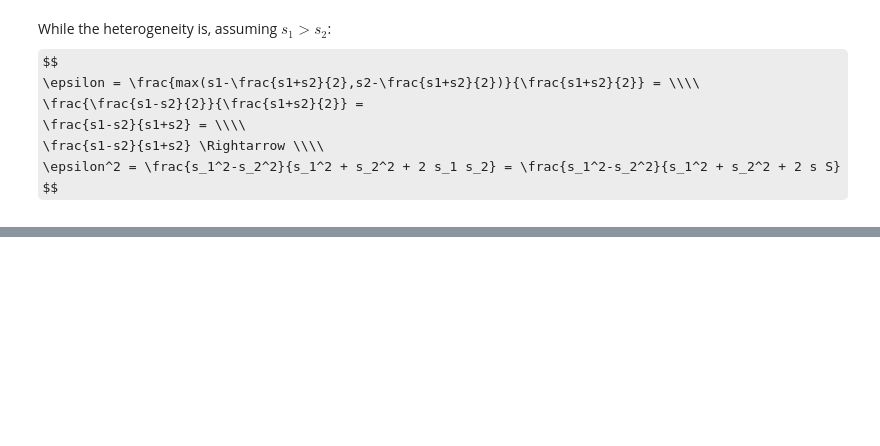
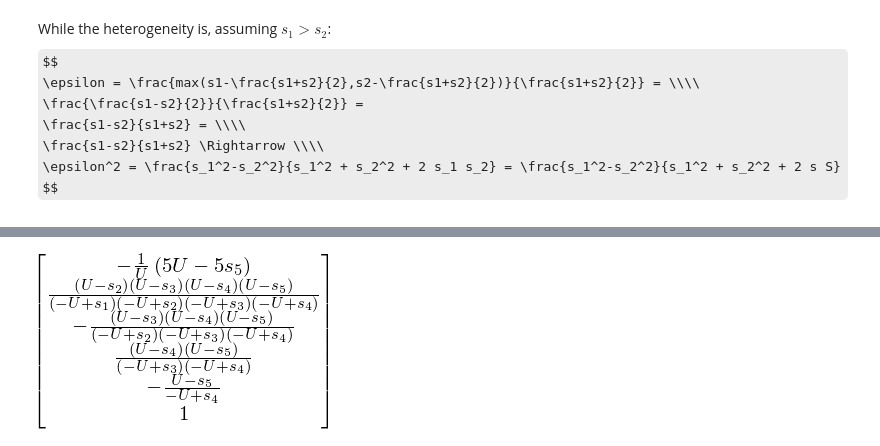
Before and after one commit to yoavram/ipython-notebooks, a Jupyter notebook: MathModels project - s.ipynb, the cells around one changed output, grey strips where cells are left out. Saved outputs shown, nothing was run; the diff lists cells and outputs as text; code cells hidden in the pictures; some formulas as TeX source; blank space fills up the shorter version.

```diff
--- a/MathModels project - s.ipynb
+++ b/MathModels project - s.ipynb
@@ -243,0 +303,10 @@ $$
+# %%
+v = M.eigenvects(simplify=True)
+for i in range(len(v)):
+    if v[i][0] == 1-U:
+        v = v[i]
+        break
+v = v[2][0]
+v
+# %% [output]
+[figure, added]
```
Also changed, not shown: parts of 17 cells of this notebook.
